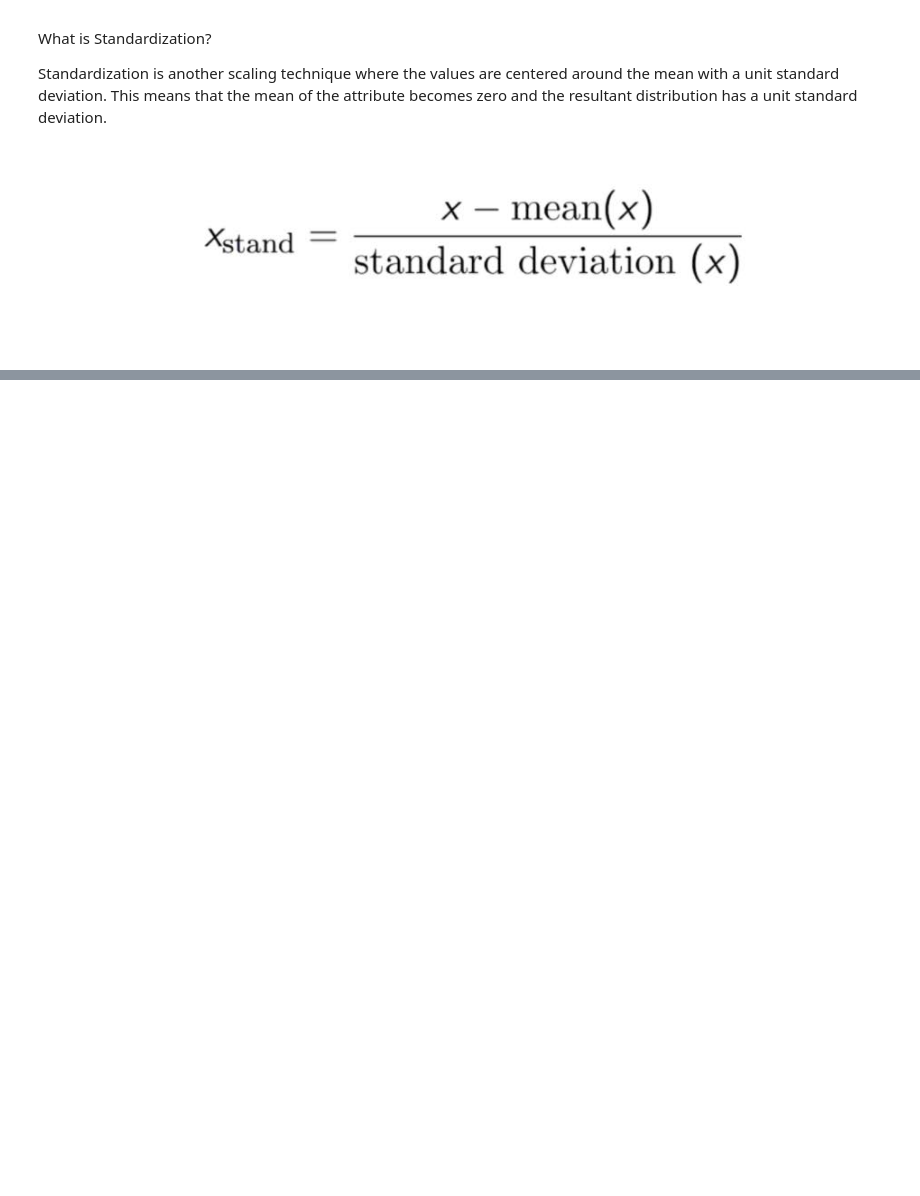
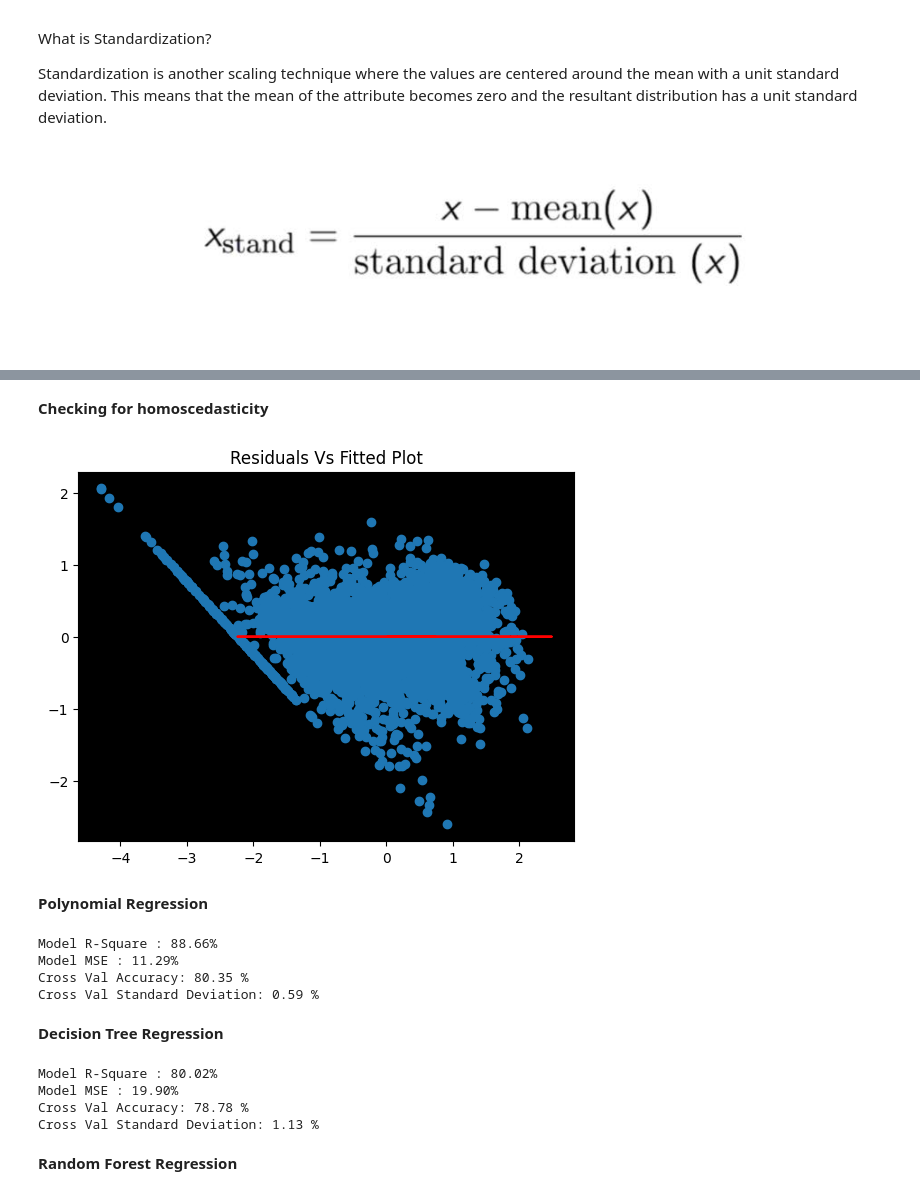
Before and after one commit to Navneet-Nicer/Bike-Sharing-Demand-Prediction, a Jupyter notebook: Regression_Bike_Sharing_Prediction2.ipynb, the cells around one changed output, grey strips where cells are left out. Drawn from its saved outputs; the diff is of its cells as text; code cells hidden in the pictures; blank space fills up the shorter version.

```diff
--- a/Regression_Bike_Sharing_Prediction2.ipynb
+++ b/Regression_Bike_Sharing_Prediction2.ipynb
@@ -559,0 +678,46 @@ Standardization is another scaling technique where the values are centered aroun
+# %% [markdown]
+**Checking for homoscedasticity**
+# %%
+plt.scatter(fitted_value, residuals)
+plt.plot(y_train, [0]*len(y_train),c='r')
+plt.title('Residuals Vs Fitted Plot')
+plt.show()
+# %% [output]
+[figure, added]
+# %% [markdown]
+**Polynomial Regression**
+# %%
+poly_reg=PolynomialFeatures(degree=2)
+model=LinearRegression()
+model.fit(poly_reg.fit_transform(X_train),y_train)
+y_pred=model.predict(poly_reg.fit_transform(X_test))
+print(f"Model R-Square : {r2_score(y_test,y_pred)*100:.2f}%")
+print(f"Model MSE : {mean_squared_error(y_test,y_pred)*100:.2f}%")
+accuracies = cross_val_score(estimator = model, X = X_train, y = y_train, cv = 5)
+print("Cross Val Accuracy: {:.2f} %".format(accuracies.mean()*100))
+print("Cross Val Standard Deviation: {:.2f} %".format(accuracies.std()*100))
+model_comparison['Polynomial Regression']=[r2_score(y_test,y_pred),mean_squared_error(y_test,y_pred),(accuracies.mean()),(accuracies.std())]
+# %% [output]
+Model R-Square : 88.66%
+Model MSE : 11.29%
+Cross Val Accuracy: 80.35 %
+Cross Val Standard Deviation: 0.59 %
+# %% [markdown]
+**Decision Tree Regression**
+# %%
+model=DecisionTreeRegressor()
+model.fit(X_train,y_train)
+y_pred=model.predict(X_test)
+print(f"Model R-Square : {r2_score(y_test,y_pred)*100:.2f}%")
+print(f"Model MSE : {mean_squared_error(y_test,y_pred)*100:.2f}%")
+accuracies = cross_val_score(estimator = model, X = X_train, y = y_train, cv = 5)
+print("Cross Val Accuracy: {:.2f} %".format(accuracies.mean()*100))
+print("Cross Val Standard Deviation: {:.2f} %".format(accuracies.std()*100))
+model_comparison['Decision Tree Regression']=[r2_score(y_test,y_pred),mean_squared_error(y_test,y_pred),(accuracies.mean()),(accuracies.std())]
+# %% [output]
+Model R-Square : 80.02%
+Model MSE : 19.90%
+Cross Val Accuracy: 78.78 %
+Cross Val Standard Deviation: 1.13 %
+# %% [markdown]
+**Random Forest Regression**
```
Also changed, not shown: parts of 29 cells of this notebook.
